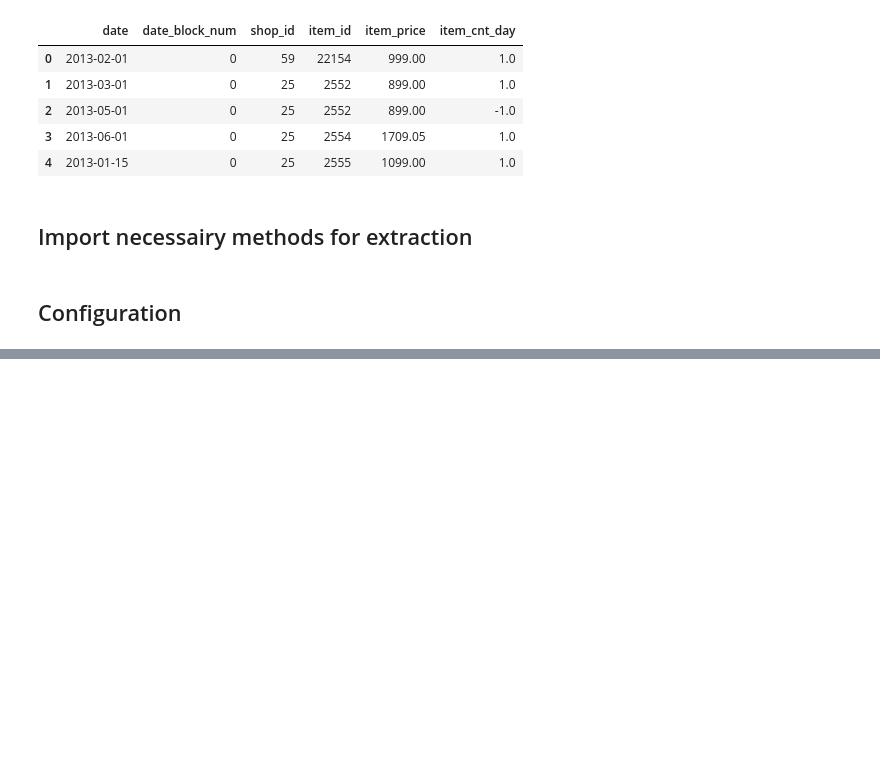
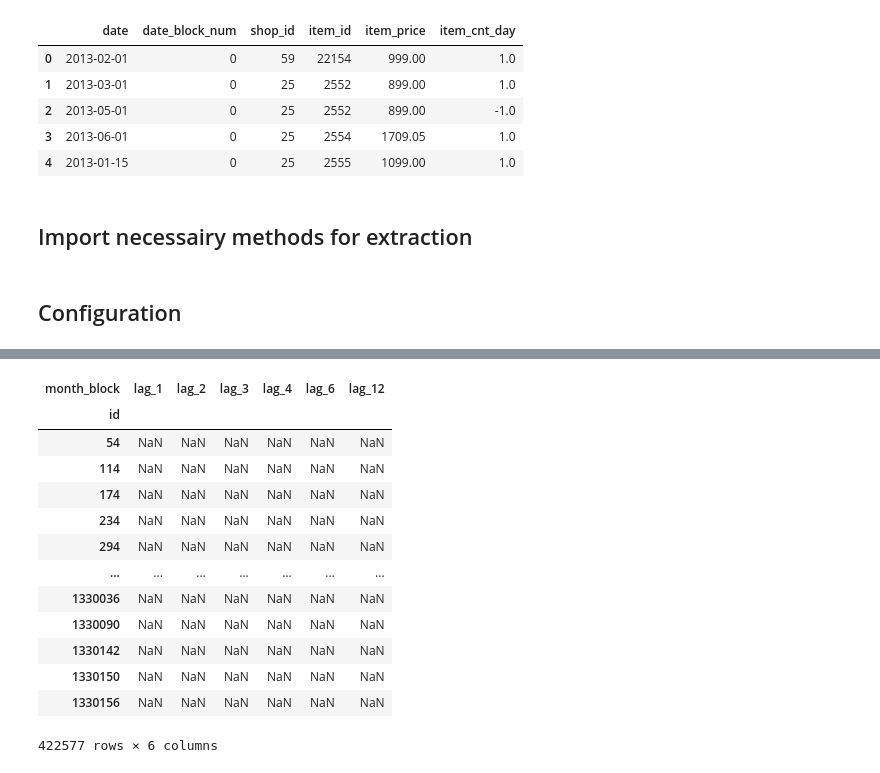
Before and after one commit to Denchidlo/FutureSales, a Jupyter notebook: notebooks/baseline_extraction.ipynb, the cells around one changed output, grey strips where cells are left out. Saved outputs shown, nothing was run; the diff lists cells and outputs as text; code cells hidden in the pictures; blank space fills up the shorter version.

```diff
--- a/notebooks/baseline_extraction.ipynb
+++ b/notebooks/baseline_extraction.ipynb
@@ -171,7 +175,7 @@ AGGREGATION_CFG = {
         'from': ['id_sales'],
         'func_name': take_subseries,
         'params': {
-            'columns': slice(-2, -1),
+            'columns': slice(-1, None),
             'new_name': ['target'],
         },
     },
@@ -183,14 +187,14 @@ AGGREGATION_CFG = {
             'new_name': [f'lag_{i}' for i in [1, 2, 3, 4, 6, 12]],
         },
     },
-    'acf_lags': {
-        'from': ['lags_acf'],
-        'func_name': take_subseries,
-        'params': {
-            'columns': [f'acf_lag_{i}' for i in [1, 2, 3, 4, 6, 12]],
-            'new_name': [f'acf_lag_{i}' for i in [1, 2, 3, 4, 6, 12]],
-        },
-    },
+    # 'acf_lags': {
+    #     'from': ['lags_acf'],
+    #     'func_name': take_subseries,
+    #     'params': {
+    #         'columns': [f'acf_lag_{i}' for i in [1, 2, 3, 4, 6, 12]],
+    #         'new_name': [f'acf_lag_{i}' for i in [1, 2, 3, 4, 6, 12]],
+    #     },
+    # },
     'dynamic_aggregation': {
         'from': ['train_series'],
         'func_name': aggregate_window_serieses,
@@ -252,6 +256,25 @@ AGGREGATION_CFG = {
                 ]
         },
     },
+    'lags_12_aggregation': {
+        'from': ['lags_12'],
+        'func_name': aggregate_window_serieses,
+        'params': {
+            'funcs': [
+                'mean',
+                'std',
+                'min',
+                'max',
+                ],
+            'windows': [2, 4, 6, 12],
+            'func_names': [
+                'mean',
+                'std',
+                'min',
+                'max',
+                ]
+        },
+    },
 }
 # %%
 GENERATOIN_CFG = {
@@ -347 +380,18 @@ Convert one of the arguments to a NumPy array (eg 'ufunc(df1, np.asarray(df2)')
+# %%
+baseline_train['features']['lags']
+# %% [output]
+| month_block | lag_1 | lag_2 | lag_3 | lag_4 | lag_6 | lag_12 |
+| id |  |  |  |  |  |  |
+| 54 | NaN | NaN | NaN | NaN | NaN | NaN |
+| 114 | NaN | NaN | NaN | NaN | NaN | NaN |
+| 174 | NaN | NaN | NaN | NaN | NaN | NaN |
+| 234 | NaN | NaN | NaN | NaN | NaN | NaN |
+| 294 | NaN | NaN | NaN | NaN | NaN | NaN |
+| ... | ... | ... | ... | ... | ... | ... |
+| 1330036 | NaN | NaN | NaN | NaN | NaN | NaN |
+| 1330090 | NaN | NaN | NaN | NaN | NaN | NaN |
+| 1330142 | NaN | NaN | NaN | NaN | NaN | NaN |
+| 1330150 | NaN | NaN | NaN | NaN | NaN | NaN |
+| 1330156 | NaN | NaN | NaN | NaN | NaN | NaN |
+422577 rows × 6 columns
 # %%
```
Also changed, not shown: parts of 7 cells of this notebook, 2 other files.
